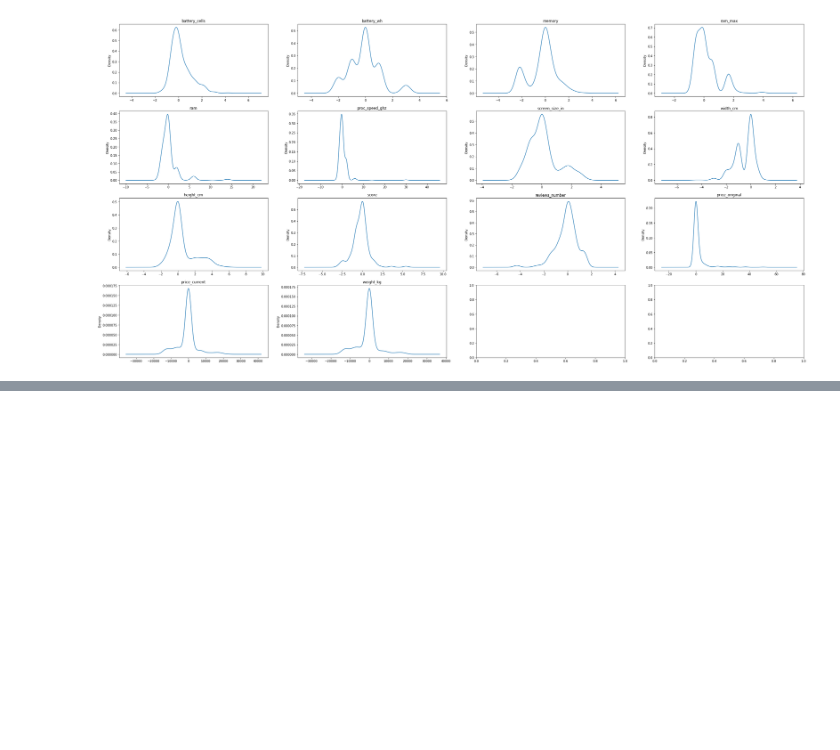
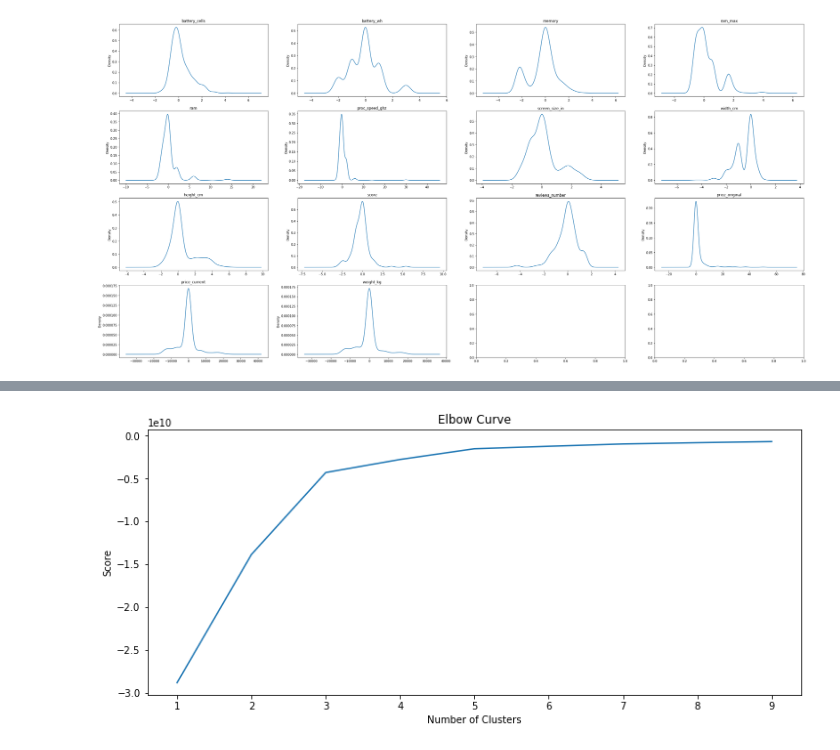
Before and after one commit to AlanIsaacV/Data-Science, a Jupyter notebook: Transform/scaling.ipynb, the cells around one changed output, grey strips where cells are left out. Saved outputs shown, nothing was run; the diff lists cells and outputs as text; code cells hidden in the pictures; blank space fills up the shorter version.

```diff
--- a/Transform/scaling.ipynb
+++ b/Transform/scaling.ipynb
@@ -102,0 +135,4 @@ _print_plots_kde( pd.DataFrame(pp.RobustScaler().fit_transform(df) ), 'robust')
+# %%
+elbow(transform_robust)
+# %% [output]
+[figure, added]
```
Also changed, not shown: parts of 20 cells of this notebook.
